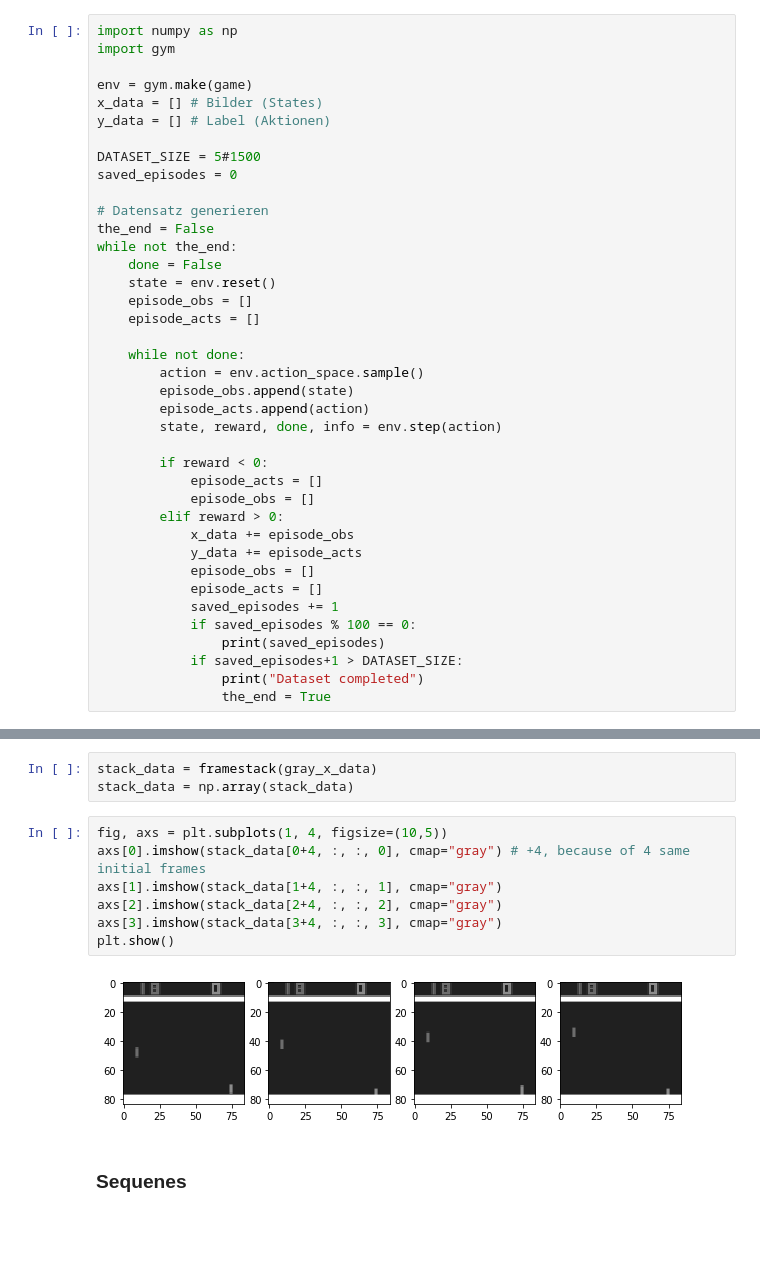
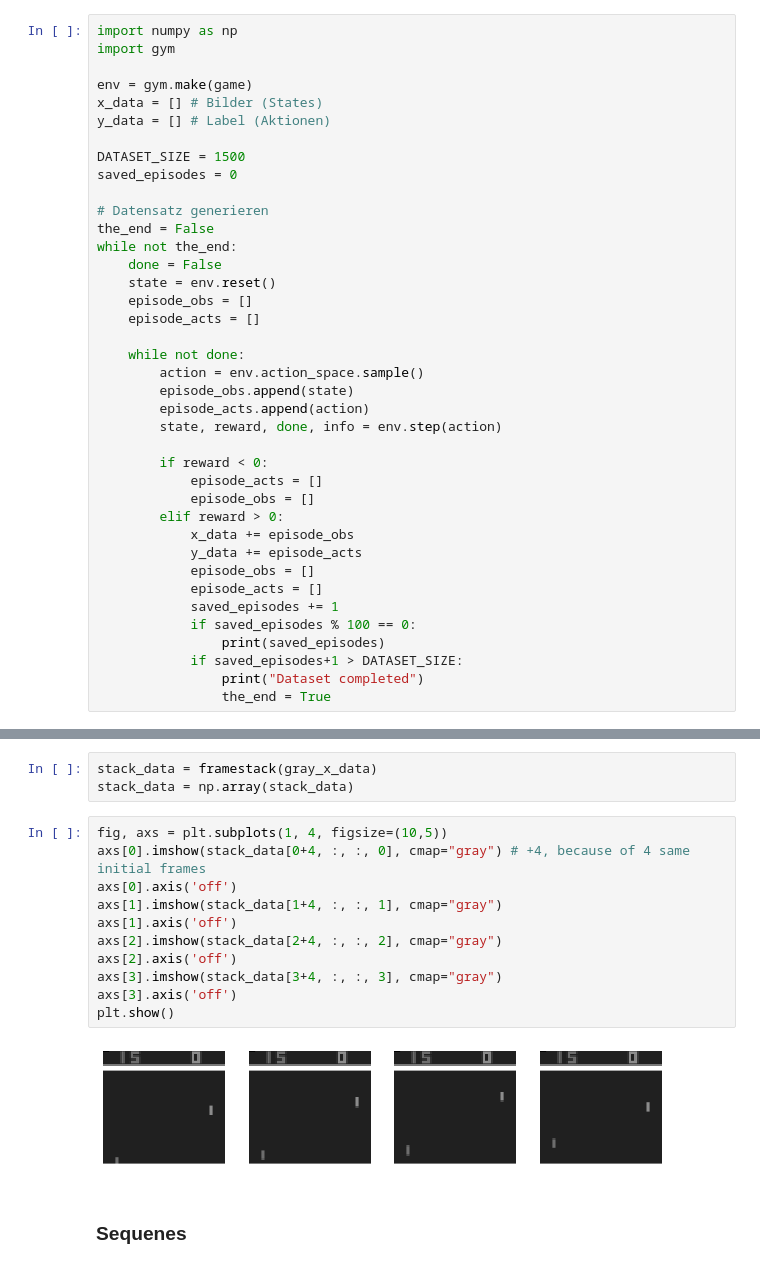
Before and after one commit to CKeibel/Playing-Atari-Deep-Learning-only, a Jupyter notebook: Playing_Atari_with_Deep_Learning_random_dataset.ipynb, the cells around one changed output, grey strips where cells are left out. Drawn from its saved outputs; the diff is of its cells as text; blank space fills up the shorter version.

```diff
--- a/Playing_Atari_with_Deep_Learning_random_dataset.ipynb
+++ b/Playing_Atari_with_Deep_Learning_random_dataset.ipynb
@@ -15,7 +15,7 @@ env = gym.make(game)
 x_data = [] # Bilder (States)
 y_data = [] # Label (Aktionen)
 
-DATASET_SIZE = 5#1500
+DATASET_SIZE = 1500
 saved_episodes = 0
 
 # Datensatz generieren
@@ -132,11 +149,15 @@ stack_data = np.array(stack_data)
 # %%
 fig, axs = plt.subplots(1, 4, figsize=(10,5))
 axs[0].imshow(stack_data[0+4, :, :, 0], cmap="gray") # +4, because of 4 same initial frames
+axs[0].axis('off')
 axs[1].imshow(stack_data[1+4, :, :, 1], cmap="gray")
+axs[1].axis('off')
 axs[2].imshow(stack_data[2+4, :, :, 2], cmap="gray")
+axs[2].axis('off')
 axs[3].imshow(stack_data[3+4, :, :, 3], cmap="gray")
+axs[3].axis('off')
 plt.show()
 # %% [output]
-[figure, old version]
+[figure, new version]
 # %% [markdown]
 ### Sequenes
```
Also changed, not shown: parts of 35 cells of this notebook, 6 other files.
